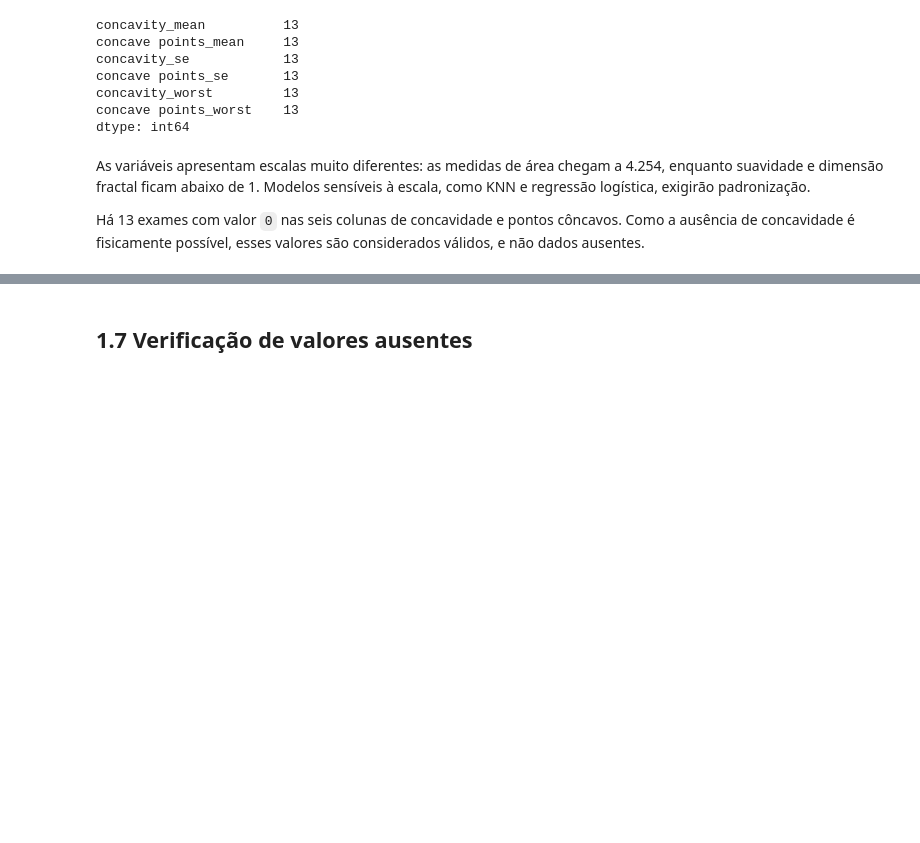
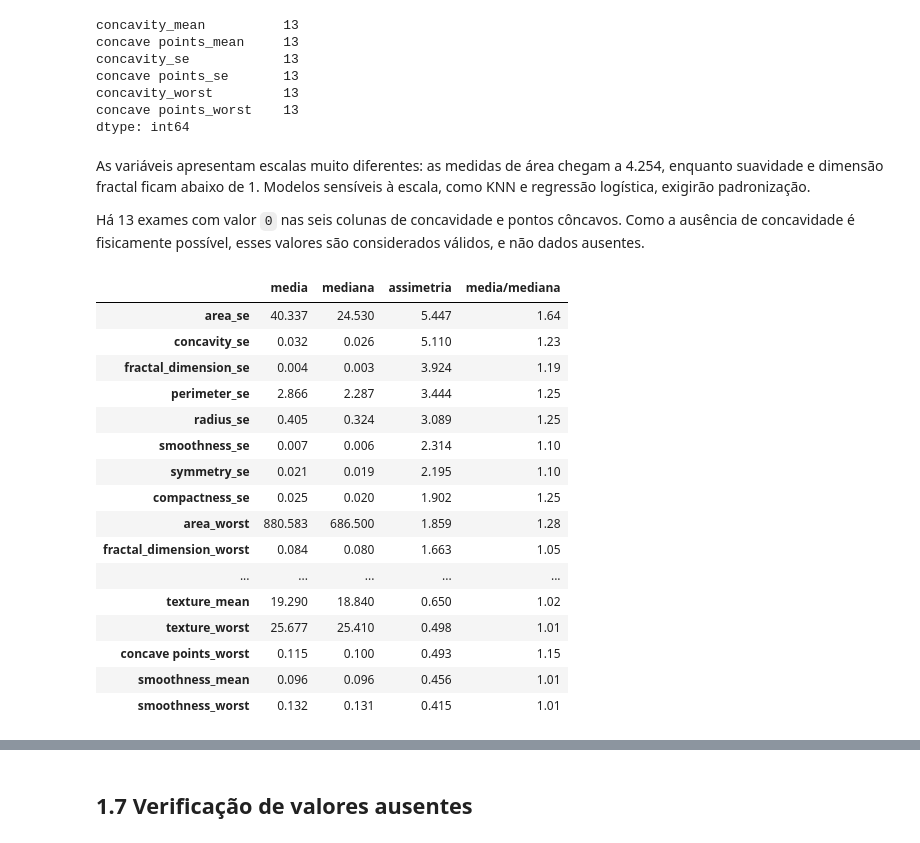
Before and after one commit to vinicius-marques1/postech-tech-challenge-fase1, a Jupyter notebook: notebooks/01_data_inspection.ipynb, the cells around one changed output, grey strips where cells are left out. Saved outputs shown, nothing was run; the diff lists cells and outputs as text; code cells hidden in the pictures; blank space fills up the shorter version.

```diff
--- a/notebooks/01_data_inspection.ipynb
+++ b/notebooks/01_data_inspection.ipynb
@@ -173,3 +182,29 @@ dtype: int64
 As variáveis apresentam escalas muito diferentes: as medidas de área chegam a 4.254, enquanto suavidade e dimensão fractal ficam abaixo de 1. Modelos sensíveis à escala, como KNN e regressão logística, exigirão padronização.
 
 Há 13 exames com valor `0` nas seis colunas de concavidade e pontos côncavos. Como a ausência de concavidade é fisicamente possível, esses valores são considerados válidos, e não dados ausentes.
+# %%
+shape = pd.DataFrame({
+    "media": features.mean(),
+    "mediana": features.median(),
+    "assimetria": features.skew(),
+})
+shape["media/mediana"] = (shape["media"] / shape["mediana"]).round(2)
+shape.sort_values("assimetria", ascending=False).round(3)
+# %% [output]
+|  | media | mediana | assimetria | media/mediana |
+| area_se | 40.337 | 24.530 | 5.447 | 1.64 |
+| concavity_se | 0.032 | 0.026 | 5.110 | 1.23 |
+| fractal_dimension_se | 0.004 | 0.003 | 3.924 | 1.19 |
+| perimeter_se | 2.866 | 2.287 | 3.444 | 1.25 |
+| radius_se | 0.405 | 0.324 | 3.089 | 1.25 |
+| smoothness_se | 0.007 | 0.006 | 2.314 | 1.10 |
+| symmetry_se | 0.021 | 0.019 | 2.195 | 1.10 |
+| compactness_se | 0.025 | 0.020 | 1.902 | 1.25 |
+| area_worst | 880.583 | 686.500 | 1.859 | 1.28 |
+| fractal_dimension_worst | 0.084 | 0.080 | 1.663 | 1.05 |
+| ... | ... | ... | ... | ... |
+| texture_mean | 19.290 | 18.840 | 0.650 | 1.02 |
+| texture_worst | 25.677 | 25.410 | 0.498 | 1.01 |
+| concave points_worst | 0.115 | 0.100 | 0.493 | 1.15 |
+| smoothness_mean | 0.096 | 0.096 | 0.456 | 1.01 |
+| smoothness_worst | 0.132 | 0.131 | 0.415 | 1.01 |
```
Also changed, not shown: parts of 11 cells of this notebook.
